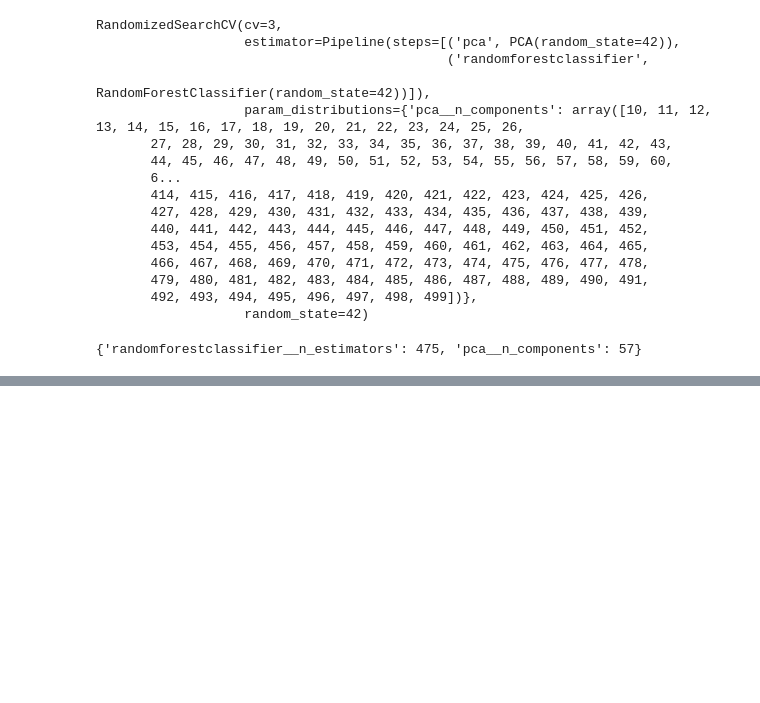
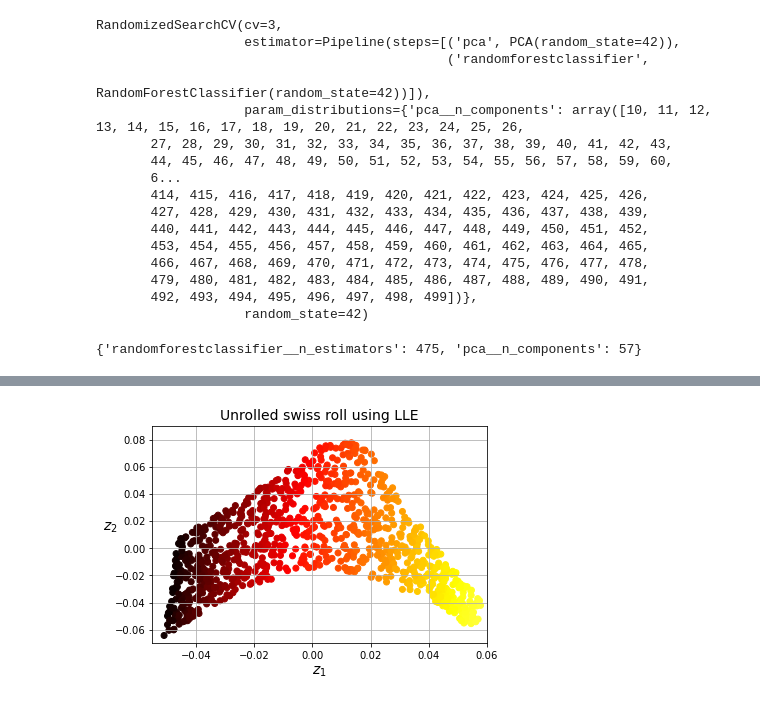
Before and after one commit to AshishKakran/learn-ML, a Jupyter notebook: dimensionality_red.ipynb, the cells around one changed output, grey strips where cells are left out. Cells and saved outputs as stored; diff of their text form; code cells hidden in the pictures; blank space fills up the shorter version.

```diff
--- a/dimensionality_red.ipynb
+++ b/dimensionality_red.ipynb
@@ -171,0 +221,4 @@ X_recovered = pca.inverse_transform(X_red)
+# %%
+from matplotlib.colors import ListedColormap
+
+darker_hot = ListedColormap(plt.cm.hot(np.linspace(0, 0.8, 256)))
@@ -171,0 +240,14 @@ X_recovered = pca.inverse_transform(X_red)
+# %%
+X_unrolled = lle.fit_transform(X_swiss)
+# %%
+plt.scatter(X_unrolled[:, 0], X_unrolled[:, 1],
+            c=t, cmap=darker_hot)
+plt.xlabel("$z_1$")
+plt.ylabel("$z_2$", rotation=0)
+plt.axis([-0.055, 0.060, -0.070, 0.090])
+plt.grid(True)
+
+plt.title("Unrolled swiss roll using LLE")
+plt.show()
+# %% [output]
+[figure, added]
```
Also changed, not shown: parts of 23 cells of this notebook.
